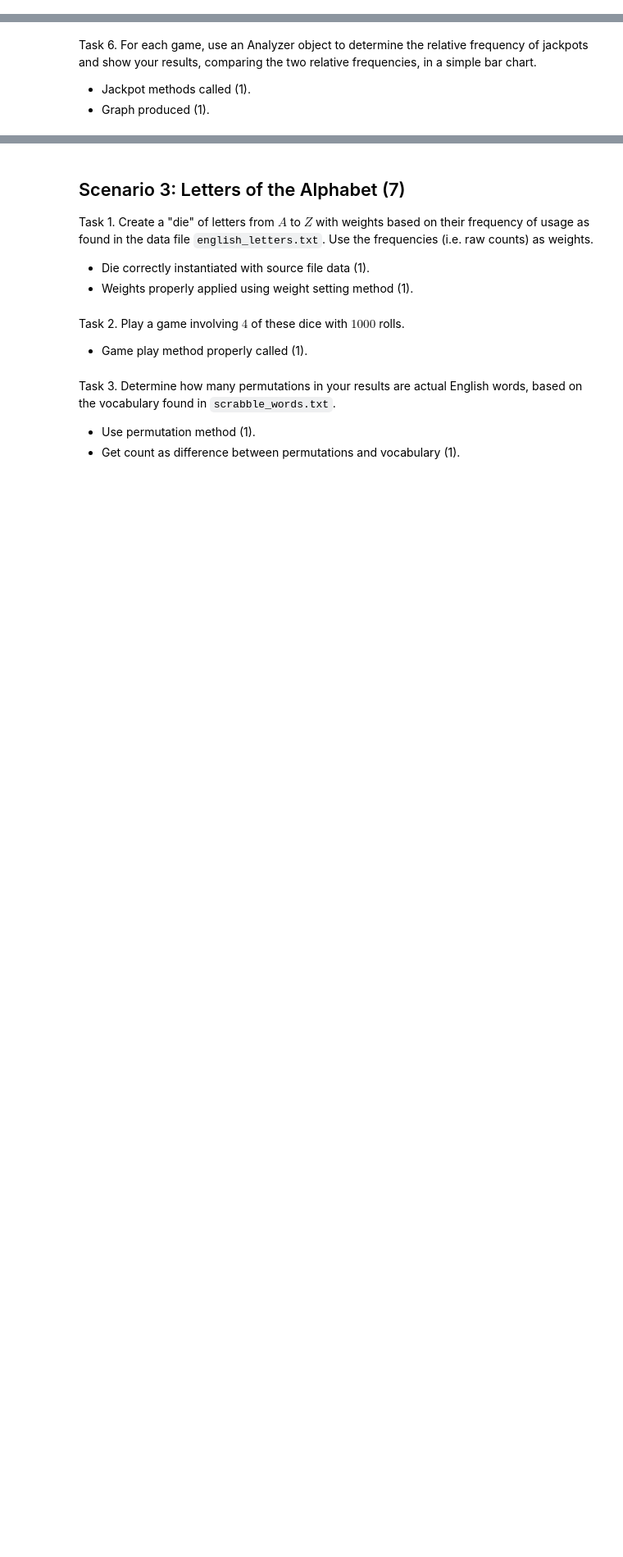
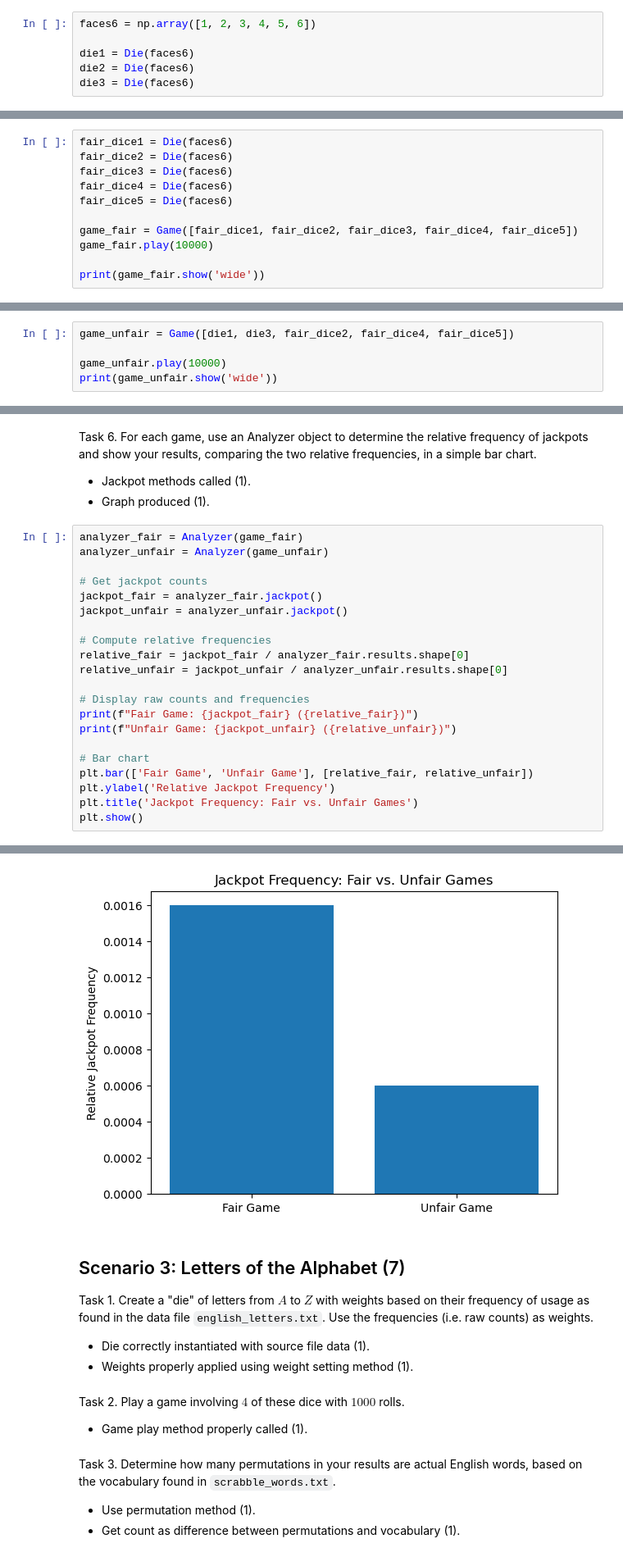
Before and after one commit to shriyakuruba/PROJECT, a Jupyter notebook: DS51200_FinalProjectTemplate.ipynb, the cells around one changed output, grey strips where cells are left out. Shown at 82% size. Drawn from its saved outputs; the diff is of its cells as text; blank space fills up the shorter version.

```diff
--- a/DS51200_FinalProjectTemplate.ipynb
+++ b/DS51200_FinalProjectTemplate.ipynb
@@ -537,3 +702,9 @@ Task 6. Show your results, comparing the two relative frequencies, in a simple b
 Task 1. Create three dice, each with six sides having the faces 1 through 6.
 
 - Three die objects created (1).
+# %%
+faces6 = np.array([1, 2, 3, 4, 5, 6])
+
+die1 = Die(faces6)
+die2 = Die(faces6)
+die3 = Die(faces6)
@@ -550,3 +780,14 @@ Task 4. Play a game of $10000$ rolls with $5$ fair dice.
 
 - Game class properly instantiated (1).
 - Play method called properly (1).
+# %%
+fair_dice1 = Die(faces6)
+fair_dice2 = Die(faces6)
+fair_dice3 = Die(faces6)
+fair_dice4 = Die(faces6)
+fair_dice5 = Die(faces6)
+
+game_fair = Game([fair_dice1, fair_dice2, fair_dice3, fair_dice4, fair_dice5])
+game_fair.play(10000)
+
+print(game_fair.show('wide'))
@@ -555,3 +812,8 @@ Task 5. Play another game of $10000$ rolls, this time with $2$ unfair dice, one
 
 - Game class properly instantiated (1).
 - Play method called properly (1).
+# %%
+game_unfair = Game([die1, die3, fair_dice2, fair_dice4, fair_dice5])
+
+game_unfair.play(10000)
+print(game_unfair.show('wide'))
@@ -560,3 +838,25 @@ Task 6. For each game, use an Analyzer object to determine the relative frequenc
 
 - Jackpot methods called (1).
 - Graph produced (1).
+# %%
+analyzer_fair = Analyzer(game_fair)
+analyzer_unfair = Analyzer(game_unfair)
+
+# Get jackpot counts
+jackpot_fair = analyzer_fair.jackpot()
+jackpot_unfair = analyzer_unfair.jackpot()
+
+# Compute relative frequencies
+relative_fair = jackpot_fair / analyzer_fair.results.shape[0]
+relative_unfair = jackpot_unfair / analyzer_unfair.results.shape[0]
+
+# Display raw counts and frequencies
+print(f"Fair Game: {jackpot_fair} ({relative_fair})")
+print(f"Unfair Game: {jackpot_unfair} ({relative_unfair})")
+
+# Bar chart
+plt.bar(['Fair Game', 'Unfair Game'], [relative_fair, relative_unfair])
+plt.ylabel('Relative Jackpot Frequency')
+plt.title('Jackpot Frequency: Fair vs. Unfair Games')
+plt.show()
+# %% [output]
@@ -563,3 +865,4 @@ Task 6. For each game, use an Analyzer object to determine the relative frequenc
+[figure, added]
 # %% [markdown]
 ## Scenario 3: Letters of the Alphabet (7)
 
```
Also changed, not shown: parts of 28 cells of this notebook, 5 other files.
